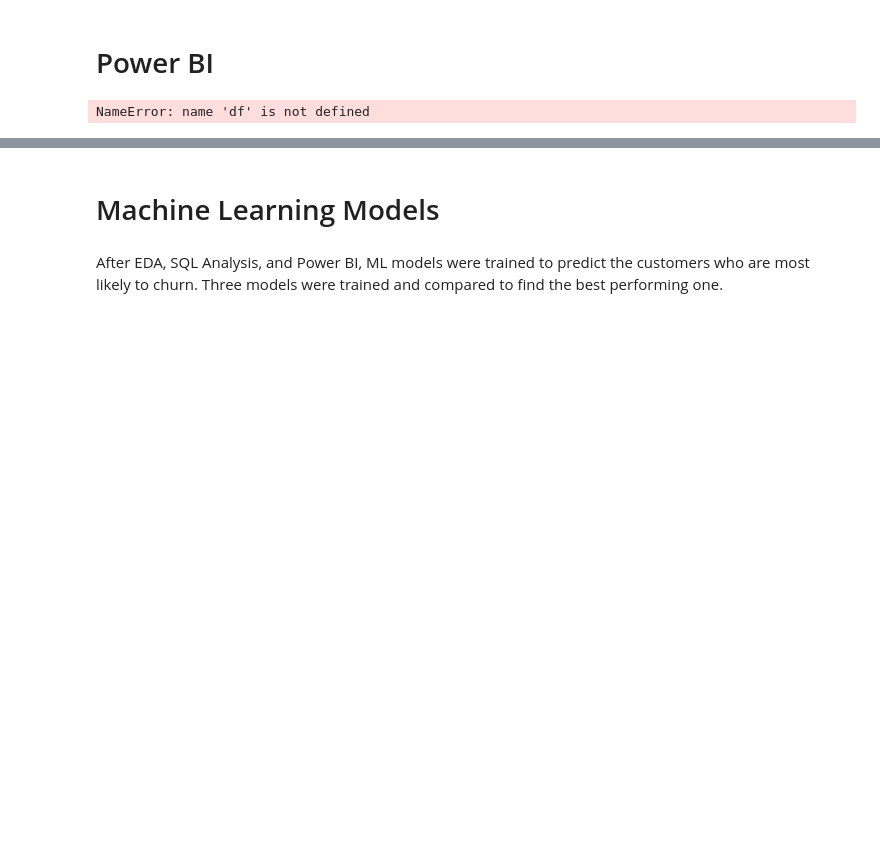
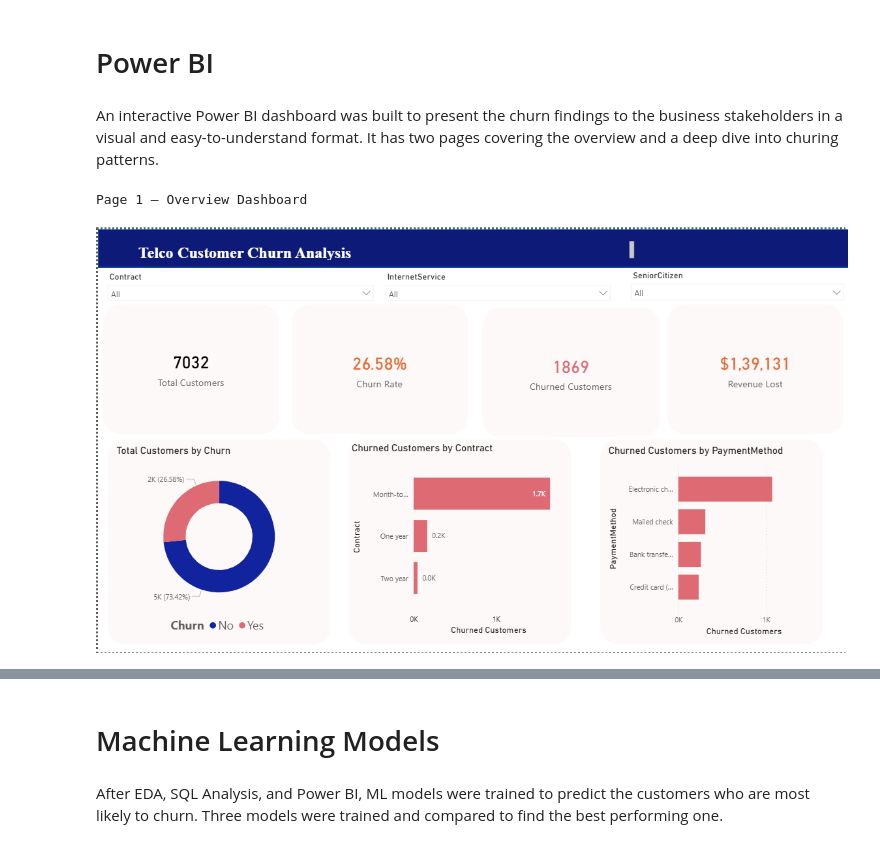
Before and after one commit to NichelleGodad/Telco-Customer-churn-Analysis-, a Jupyter notebook: Telco Churn Analysis.ipynb, the cells around one changed output, grey strips where cells are left out. Cells and saved outputs as stored; diff of their text form; code cells hidden in the pictures; blank space fills up the shorter version.

```diff
--- a/Telco Churn Analysis.ipynb
+++ b/Telco Churn Analysis.ipynb
@@ -444,6 +610,10 @@ Insights:
+# %% [markdown]
+An interactive Power BI dashboard was built to present the churn findings to the business stakeholders in a visual and easy-to-understand format. It has two pages covering the overview and a deep dive into churing patterns.
 # %%
-# Export clean data for Power BI
-df.to_csv('churn_powerbi.csv', index=False)
-print("File ready for Power BI!")
+from IPython.display import Image, display
+
+print("Page 1 — Overview Dashboard")
+display(Image('page1_overview.png', width=900))
 # %% [output]
-NameError: name 'df' is not defined
+Page 1 — Overview Dashboard
+[figure, added]
```
Also changed, not shown: parts of 36 cells of this notebook.
